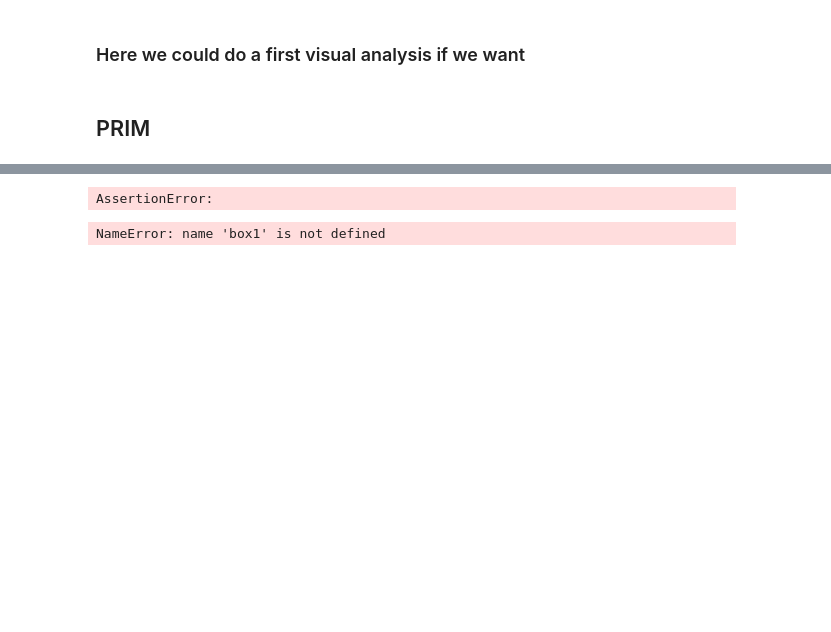
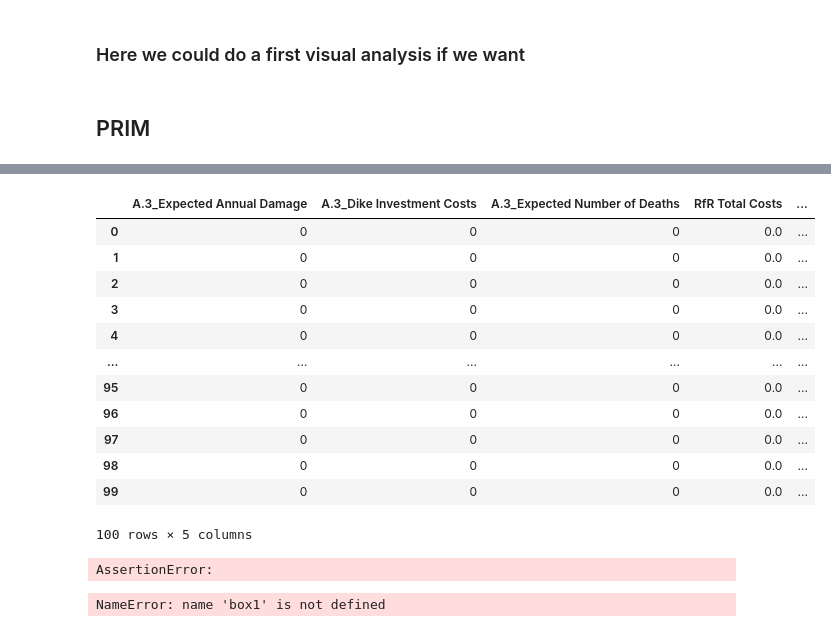
Before and after one commit to phillippmueller/model-based-decision-making, a Jupyter notebook: final assignment/Open exploration Dike Ring3.ipynb, the cells around one changed output, grey strips where cells are left out. Cells and saved outputs as stored; diff of their text form; code cells hidden in the pictures; blank space fills up the shorter version.

```diff
--- a/final assignment/Open exploration Dike Ring3.ipynb
+++ b/final assignment/Open exploration Dike Ring3.ipynb
@@ -171,19 +188,21 @@ random_experiments, random_outcomes = load_results('results/10000Scenarios_Rando
 [MainProcess/INFO] results saved successfully to /Users/philipmuller/Documents/GitHub/model-based-decision-making/final assignment/results/10000Scenarios_RandomPolicy_PF6.tar.gz
 [MainProcess/INFO] results loaded successfully from /Users/philipmuller/Documents/GitHub/model-based-decision-making/final assignment/results/10000Scenarios_RandomPolicy_PF6.tar.gz
 # %%
-random_outcomes = pd.DataFrame(random_outcomes).drop(columns=['A.1_Dike Investment Costs',
+random_outcomes = pd.DataFrame(random_outcomes)
+'''.drop(columns=['A.1_Dike Investment Costs',
                                                               'A.2_Dike Investment Costs',
                                                               'A.3_Dike Investment Costs',
                                                               'A.4_Dike Investment Costs',
                                                               'A.5_Dike Investment Costs',
                                                               'RfR Total Costs',
-                                                              'Expected Evacuation Costs'])
+                                                              'Expected Evacuation Costs'])'''
 
 # put outcomes from null_policy into similar format
-outcomes = pd.DataFrame(outcomes).drop(columns=['A.1_Dike Investment Costs',
+outcomes = pd.DataFrame(outcomes)
+'''.drop(columns=['A.1_Dike Investment Costs',
                                                               'A.2_Dike Investment Costs',
                                                               'A.3_Dike Investment Costs',
                                                               'A.4_Dike Investment Costs',
                                                               'A.5_Dike Investment Costs',
                                                               'RfR Total Costs',
-                                                              'Expected Evacuation Costs'])
+                                                              'Expected Evacuation Costs'])'''
@@ -233 +237,17 @@ random_outcomes
+# %%
+outcomes
+# %% [output]
+|  | A.3_Expected Annual Damage | A.3_Dike Investment Costs | A.3_Expected Number of Deaths | RfR Total Costs | ... |
+| 0 | 0 | 0 | 0 | 0.0 | ... |
+| 1 | 0 | 0 | 0 | 0.0 | ... |
+| 2 | 0 | 0 | 0 | 0.0 | ... |
+| 3 | 0 | 0 | 0 | 0.0 | ... |
+| 4 | 0 | 0 | 0 | 0.0 | ... |
+| ... | ... | ... | ... | ... | ... |
+| 95 | 0 | 0 | 0 | 0.0 | ... |
+| 96 | 0 | 0 | 0 | 0.0 | ... |
+| 97 | 0 | 0 | 0 | 0.0 | ... |
+| 98 | 0 | 0 | 0 | 0.0 | ... |
+| 99 | 0 | 0 | 0 | 0.0 | ... |
+100 rows × 5 columns
 # %%
```
Also changed, not shown: parts of 19 cells of this notebook, 2 other files.
